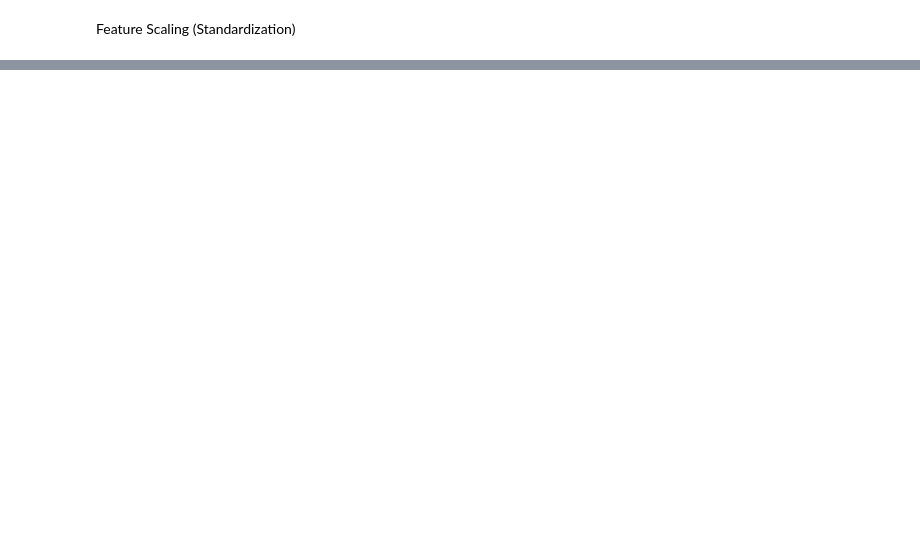
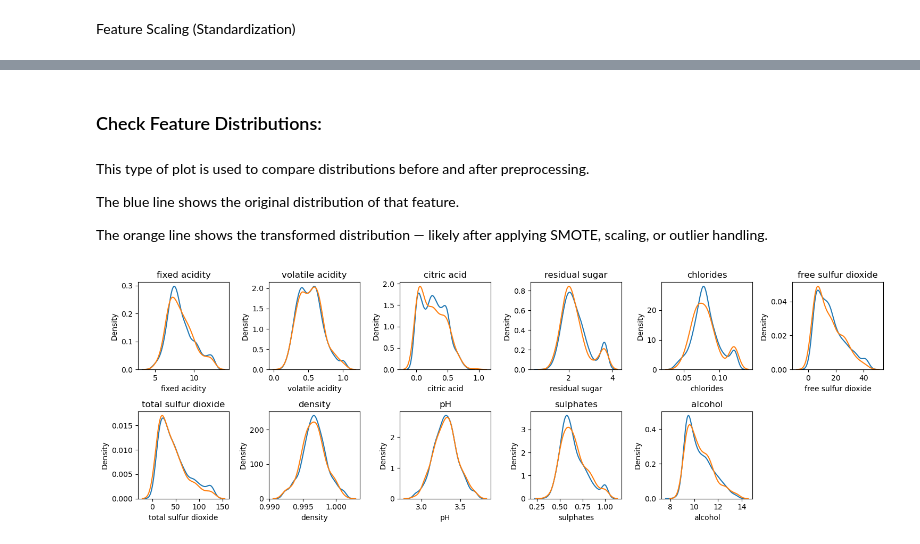
Before and after one commit to SherinDZerogithub/ML-Wine-Predicting-Model-CS1, a Jupyter notebook: wine_quality_predicting_model/notebooks/FC211038_KavindiHewawasam/svm.ipynb, the cells around one changed output, grey strips where cells are left out. Saved outputs shown, nothing was run; the diff lists cells and outputs as text; code cells hidden in the pictures; blank space fills up the shorter version.

Commit message:
model training and evaluation

```diff
--- a/wine_quality_predicting_model/notebooks/FC211038_KavindiHewawasam/svm.ipynb
+++ b/wine_quality_predicting_model/notebooks/FC211038_KavindiHewawasam/svm.ipynb
@@ -201,3 +207,7 @@ Number of duplicates: 0
 # %%
-df['quality_label'] = df['quality'].apply(lambda x: 1 if x >= 7 else 0)
+df['quality_binary'] = df['quality'].apply(lambda x: 1 if x >= 7 else 0)
+
+# df['quality_category'] = pd.cut(df['quality'], bins=[0, 4, 6, 10],
+#                                 labels=['low', 'medium', 'high'])
+# for multi class categorization- must encode the lables with lable encoder
 # %% [markdown]
@@ -205,3 +217,4 @@ Separate features and target
 # %%
-X = df.drop(['quality', 'quality_label'], axis=1)
-y = df['quality_label']
+X = df.drop(['quality', 'quality_binary'], axis=1)
+y = df['quality_binary']
+print("Columns after drop:", X.columns)
@@ -217,0 +235,20 @@ X_test_scaled = scaler.transform(X_test)
+# %%
+def handle_outliers(df_train, df_test=None):
+    numerical_features = df_train.select_dtypes(include=['float64', 'int64']).columns
+    for feature in numerical_features:
+        Q1 = df_train[feature].quantile(0.25)
+        Q3 = df_train[feature].quantile(0.75)
+        IQR = Q3 - Q1
+        lower_bound = Q1 - 1.5 * IQR
+        upper_bound = Q3 + 1.5 * IQR
+
+        # Apply to train
+        df_train[feature] = np.clip(df_train[feature], lower_bound, upper_bound)
+
+        # Apply same bounds to test if provided
+        if df_test is not None:
+            df_test[feature] = np.clip(df_test[feature], lower_bound, upper_bound)
+
+    return df_train, df_test
+
+X_train, X_test = handle_outliers(X_train, X_test)
@@ -217,0 +321,19 @@ X_test_scaled = scaler.transform(X_test)
+# %% [markdown]
+### Check Feature Distributions:
+# %% [markdown]
+This type of plot is used to compare distributions before and after preprocessing.
+
+The blue line shows the original distribution of that feature.
+
+The orange line shows the transformed distribution — likely after applying SMOTE, scaling, or outlier handling.
+# %%
+plt.figure(figsize=(15,5))
+for i in range(11):
+    plt.subplot(2,6,i+1)
+    sns.kdeplot(X_train.iloc[:,i], label='Train')
+    sns.kdeplot(X_test.iloc[:,i], label='Test')
+    plt.title(X_train.columns[i])
+plt.tight_layout()
+plt.show()
+# %% [output]
+[figure, added]
```
Also changed, not shown: parts of 29 cells of this notebook.
